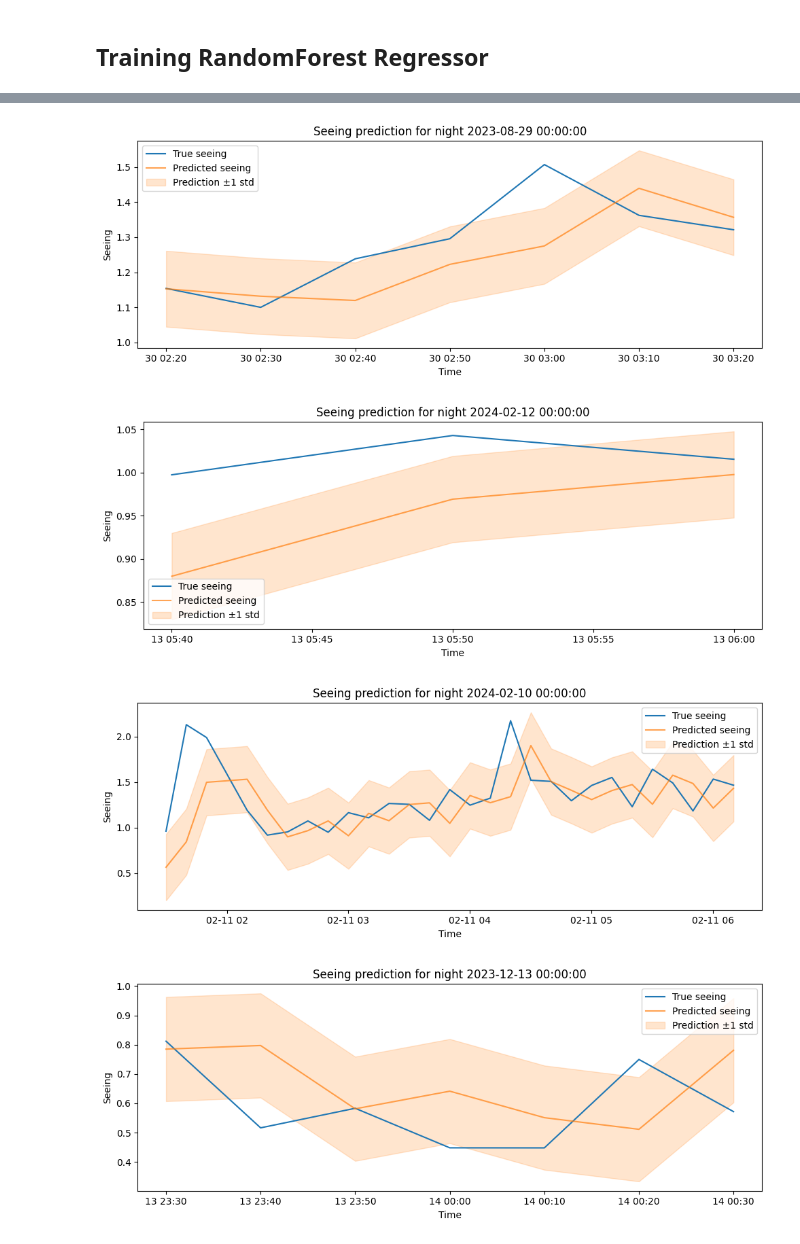
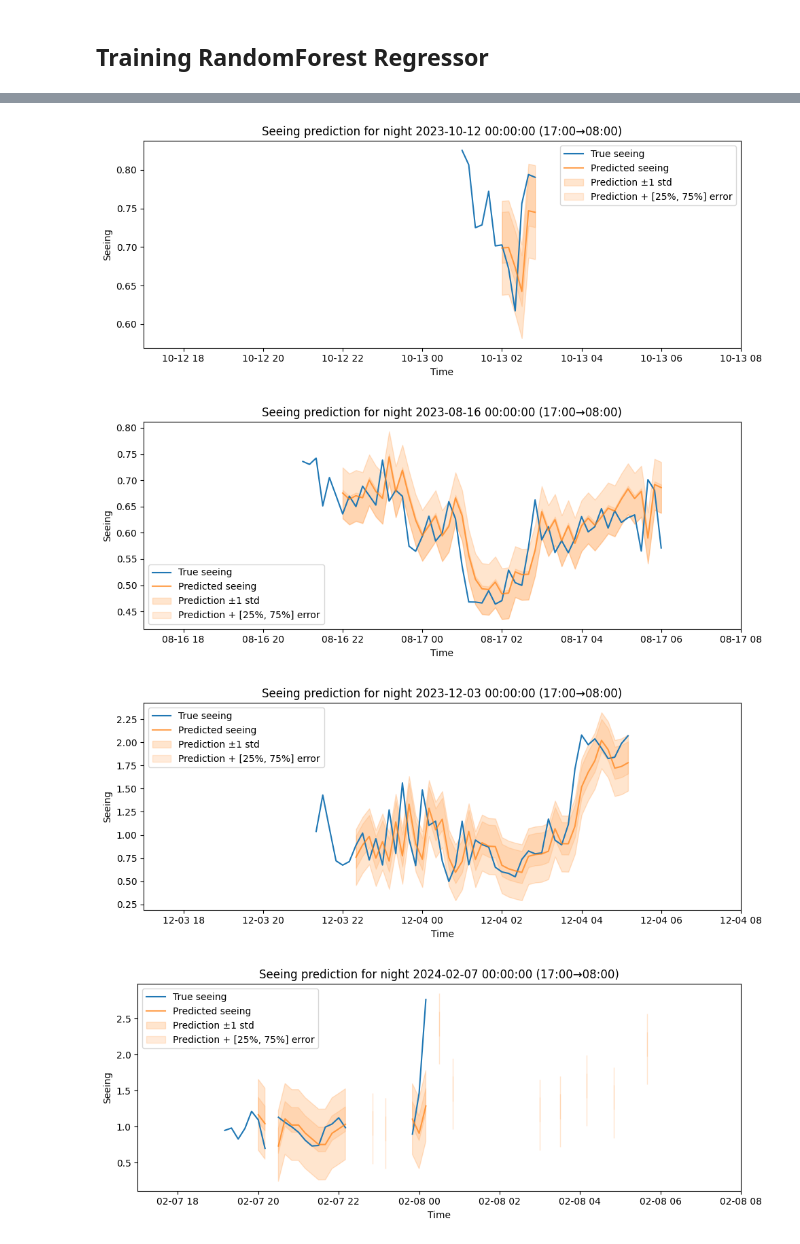
Before and after one commit to gdapablo/Seeing_forecast, a Jupyter notebook: notebooks/ML_lag_features.ipynb, the cells around one changed output, grey strips where cells are left out. Drawn from its saved outputs; the diff is of its cells as text; code cells hidden in the pictures.

```diff
--- a/notebooks/ML_lag_features.ipynb
+++ b/notebooks/ML_lag_features.ipynb
@@ -114,12 +114,14 @@ X_base.head()
 | 2020-01-31 19:50:00 | 16.778657 | 7.355480 | 33.812690 | 2020 | 2020-01-31 19:50:00 | 2020-01-31 | 0.508366 | 0.861141 | ... |
 # %%
 # Create lag features for seeing and meteorological variables
-# We'll create lags of 1 to 30 minutes for Seeing, and 1 to 5 minutes for the exogenous variables.
+# IMPORTANT: data is sampled every 10 minutes, so shift(1) = 10 minutes.
+# To predict the full 17:00→08:00 shift, keep the minimum history small so predictions can start
+# right after 17:00 (otherwise the first hours of each night are dropped).
 
-lag_periods_seeing = list(range(1, 31))  # 30 minutes history
-lag_periods_exog = list(range(1, 6))     # 5 minutes history
+# 10-minute data ⇒ 1 lag = 10 min, 6 lags = 60 min, etc.
+lag_periods_seeing = list(range(1, 7))   # 1 hour history (adjust as needed)
+lag_periods_exog = list(range(1, 4))     # 30 min history
 
-feature_cols_seeing = ['Seeing']
 feature_cols_exog = ['windspeed', 'airtemperature', 'relativehumidity']
 
 # Start from df_sorted, which already has night_id and time encodings
@@ -142,7 +144,7 @@ for night, group in df_sorted.groupby('night_id'):
 # Concatenate all nights back together
 df_lagged = pd.concat(lagged_frames).sort_index()
 
-# Drop rows with any NaN in lagged columns (these correspond to the first few minutes of each night)
+# Drop rows with any NaN in lagged columns (these correspond to the first few time-steps of each night)
 lagged_cols = [c for c in df_lagged.columns if 'lag_' in c]
 df_lagged = df_lagged.dropna(subset=lagged_cols)
 
@@ -327,45 +328,71 @@ Test R^2:  0.827
 # %%
 example_nights = night_metrics_df.sort_values('rmse')[4:6]['night_id'].tolist() + \
                  night_metrics_df.sort_values('rmse')[-4:-2]['night_id'].tolist()
 example_nights = list(dict.fromkeys(example_nights))  # unique while preserving order
 
 for night in example_nights:
+    # Force full-night axis: 17:00 → 08:00 (next day), even if predictions start later
+    night_date = pd.to_datetime(night)
+    start = night_date + pd.Timedelta(hours=17)
+    end = night_date + pd.Timedelta(days=1, hours=8)
+    full_idx = pd.date_range(start, end, freq='10min')
+
+    # True seeing for the full night (from df_sorted)
+    true_full = df_sorted.loc[start:end, 'Seeing'].reindex(full_idx)
+
+    # Predictions available only where lag-features exist (from results)
     g = results[results['night_id'] == night].copy()
+    pred_full = g['y_pred'].reindex(full_idx)
 
-    # Work in original seeing units
-    y_true = np.exp(g['y_true'])
-    y_pred = np.exp(g['y_pred'])
+    # Convert to original seeing units
+    y_true = np.exp(true_full)
+    y_pred = np.exp(pred_full)
 
-    # Residuals in original units
-    residuals = y_true - y_pred
+    # Errors computed where both exist
+    mask = y_true.notna() & y_pred.notna()
+    residuals = (y_true[mask] - y_pred[mask])
     err_std = residuals.std()
     q25, q75 = np.percentile(residuals, [25, 75])
 
     plt.figure(figsize=(10, 4))
 
-    # True and predicted
-    plt.plot(g.index, y_true, label='True seeing')
-    plt.plot(g.index, y_pred, label='Predicted seeing', alpha=0.7)
+    plt.plot(full_idx, y_true, label='True seeing')
+    plt.plot(full_idx, y_pred, label='Predicted seeing', alpha=0.7)
 
-    # ±1 standard deviation band around prediction
+    # ±1 std band (only where prediction exists)
     plt.fill_between(
-        g.index,
-        y_pred - err_std,
-        y_pred + err_std,
+        full_idx,
+        (y_pred - err_std),
+        (y_pred + err_std),
+        where=y_pred.notna(),
+        interpolate=True,
         color='C1',
         alpha=0.2,
         label='Prediction ±1 std'
     )
 
-    plt.title(f'Seeing prediction for night {night}')
+    # IQR band (25–75% residuals)
+    plt.fill_between(
+        full_idx,
+        (y_pred + q25),
+        (y_pred + q75),
+        where=y_pred.notna(),
+        interpolate=True,
+        color='C1',
+        alpha=0.15,
+        label='Prediction + [25%, 75%] error'
+    )
+
+    plt.xlim(start, end)
+    plt.title(f'Seeing prediction for night {night} (17:00→08:00)')
     plt.xlabel('Time')
     plt.ylabel('Seeing')
     plt.legend()
     plt.tight_layout()
     plt.show()
 # %% [output]
-[figure, old version]
+[figure, new version]
-[figure, old version]
+[figure, new version]
-[figure, old version]
+[figure, new version]
-[figure, old version]
+[figure, new version]
 # %%
```
Also changed, not shown: parts of 8 cells of this notebook.
